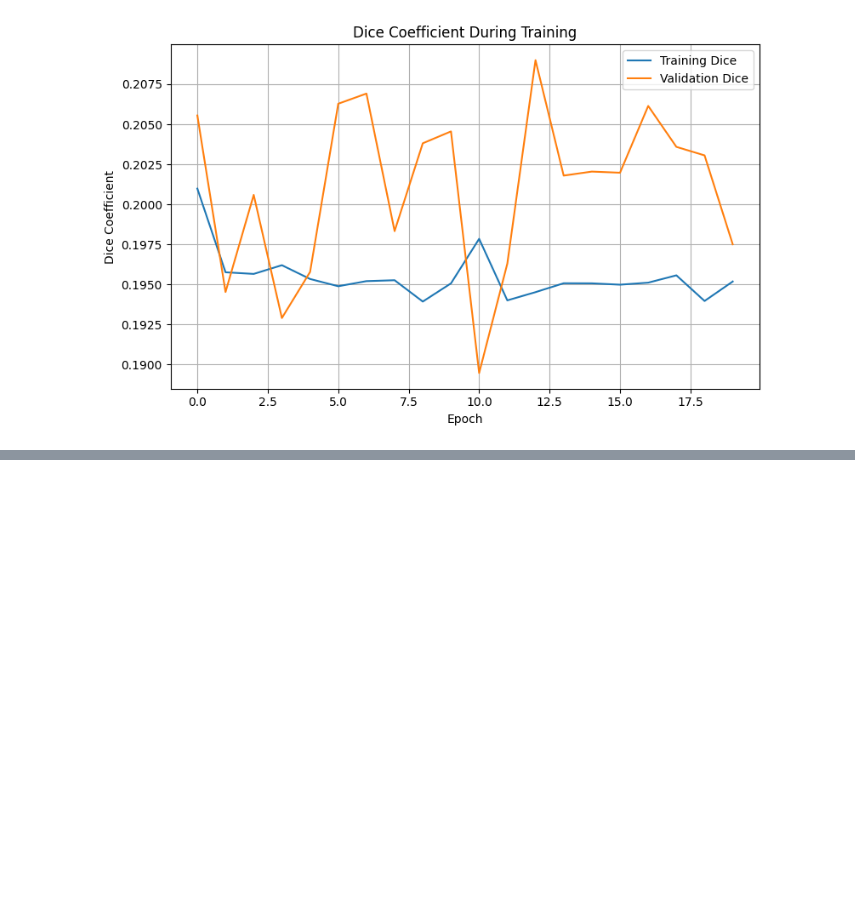
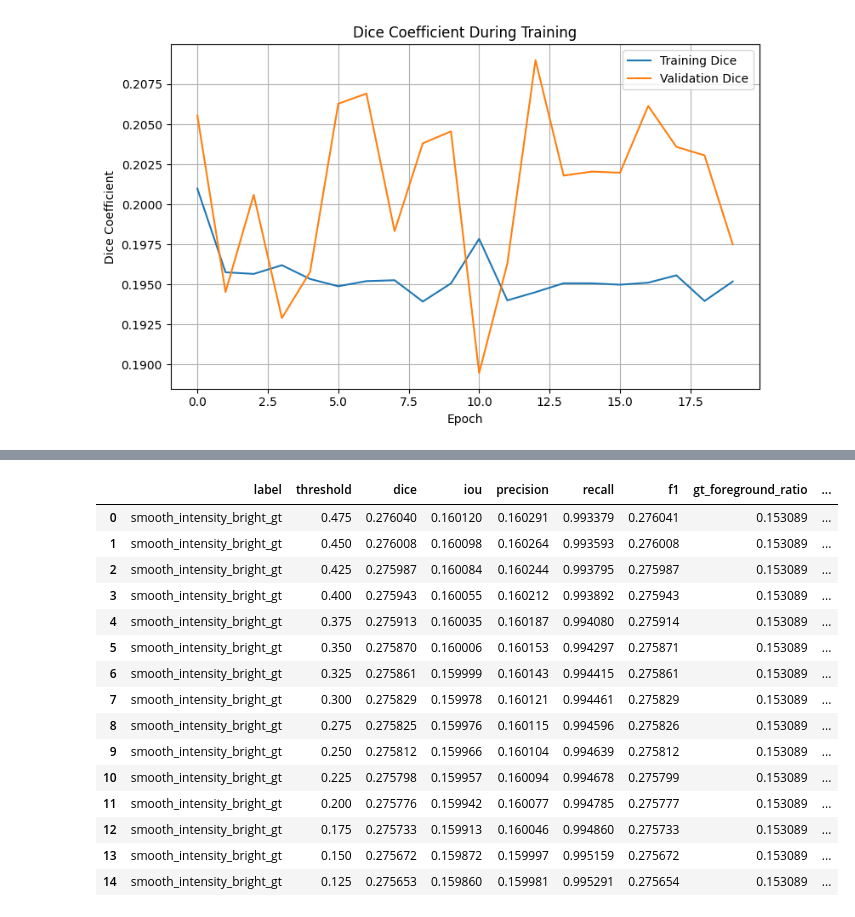
Before and after one commit to shailaja-mahara/bubbleDetection, a Jupyter notebook: notebooks/predictions.ipynb, the cells around one changed output, grey strips where cells are left out. Drawn from its saved outputs; the diff is of its cells as text; code cells hidden in the pictures; blank space fills up the shorter version.

```diff
--- a/notebooks/predictions.ipynb
+++ b/notebooks/predictions.ipynb
@@ -343,0 +490,40 @@ plt.show()
+# %%
+# Optional classical baseline: smoothed intensity thresholding
+# If scipy is unavailable in your environment, this cell will skip gracefully.
+try:
+    from scipy.ndimage import gaussian_filter
+
+    X_val_smooth = np.zeros_like(X_val)
+    for i in range(len(X_val)):
+        X_val_smooth[i, ..., 0] = gaussian_filter(X_val[i, ..., 0], sigma=1.0)
+
+    smooth_rows = []
+    for t in thresholds:
+        bright_pred = (X_val_smooth > t).astype(np.float32)
+        dark_pred = (X_val_smooth < t).astype(np.float32)
+        smooth_rows.append(evaluate_binary_prediction(Y_val, bright_pred, label="smooth_intensity_bright_gt", threshold=float(t)))
+        smooth_rows.append(evaluate_binary_prediction(Y_val, dark_pred, label="smooth_intensity_dark_lt", threshold=float(t)))
+
+    smooth_classical_df = pd.DataFrame(smooth_rows).sort_values("dice", ascending=False).reset_index(drop=True)
+    display(smooth_classical_df.head(15))
+    smooth_classical_df.to_csv(EXPERIMENT_DIR / "smooth_classical_intensity_baseline.csv", index=False)
+
+except Exception as e:
+    print("Skipping smoothed baseline. Reason:", e)
+# %% [output]
+|  | label | threshold | dice | iou | precision | recall | f1 | gt_foreground_ratio | ... |
+| 0 | smooth_intensity_bright_gt | 0.475 | 0.276040 | 0.160120 | 0.160291 | 0.993379 | 0.276041 | 0.153089 | ... |
+| 1 | smooth_intensity_bright_gt | 0.450 | 0.276008 | 0.160098 | 0.160264 | 0.993593 | 0.276008 | 0.153089 | ... |
+| 2 | smooth_intensity_bright_gt | 0.425 | 0.275987 | 0.160084 | 0.160244 | 0.993795 | 0.275987 | 0.153089 | ... |
+| 3 | smooth_intensity_bright_gt | 0.400 | 0.275943 | 0.160055 | 0.160212 | 0.993892 | 0.275943 | 0.153089 | ... |
+| 4 | smooth_intensity_bright_gt | 0.375 | 0.275913 | 0.160035 | 0.160187 | 0.994080 | 0.275914 | 0.153089 | ... |
+| 5 | smooth_intensity_bright_gt | 0.350 | 0.275870 | 0.160006 | 0.160153 | 0.994297 | 0.275871 | 0.153089 | ... |
+| 6 | smooth_intensity_bright_gt | 0.325 | 0.275861 | 0.159999 | 0.160143 | 0.994415 | 0.275861 | 0.153089 | ... |
+| 7 | smooth_intensity_bright_gt | 0.300 | 0.275829 | 0.159978 | 0.160121 | 0.994461 | 0.275829 | 0.153089 | ... |
+| 8 | smooth_intensity_bright_gt | 0.275 | 0.275825 | 0.159976 | 0.160115 | 0.994596 | 0.275826 | 0.153089 | ... |
+| 9 | smooth_intensity_bright_gt | 0.250 | 0.275812 | 0.159966 | 0.160104 | 0.994639 | 0.275812 | 0.153089 | ... |
+| 10 | smooth_intensity_bright_gt | 0.225 | 0.275798 | 0.159957 | 0.160094 | 0.994678 | 0.275799 | 0.153089 | ... |
+| 11 | smooth_intensity_bright_gt | 0.200 | 0.275776 | 0.159942 | 0.160077 | 0.994785 | 0.275777 | 0.153089 | ... |
+| 12 | smooth_intensity_bright_gt | 0.175 | 0.275733 | 0.159913 | 0.160046 | 0.994860 | 0.275733 | 0.153089 | ... |
+| 13 | smooth_intensity_bright_gt | 0.150 | 0.275672 | 0.159872 | 0.159997 | 0.995159 | 0.275672 | 0.153089 | ... |
+| 14 | smooth_intensity_bright_gt | 0.125 | 0.275653 | 0.159860 | 0.159981 | 0.995291 | 0.275654 | 0.153089 | ... |
```
Also changed, not shown: parts of 9 cells of this notebook, 5 other files.
